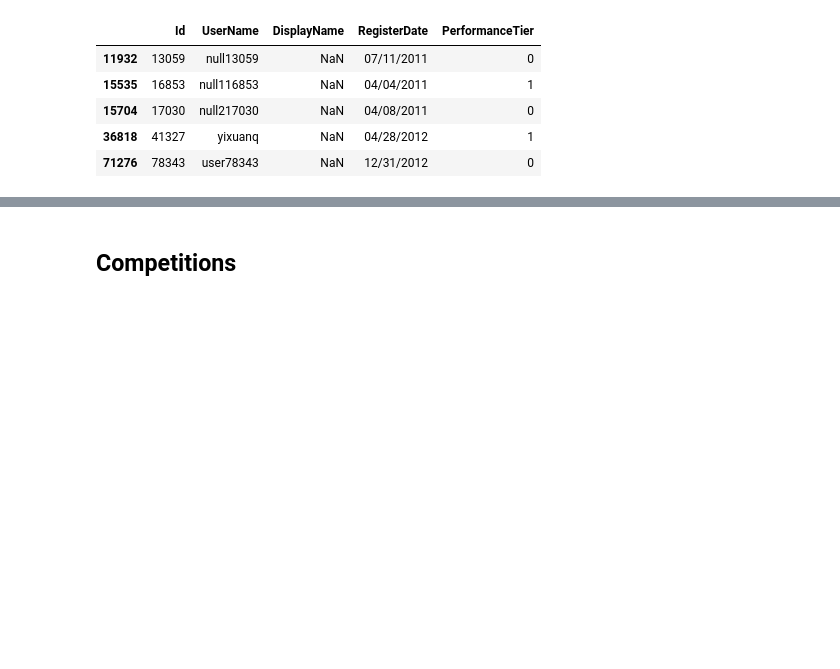
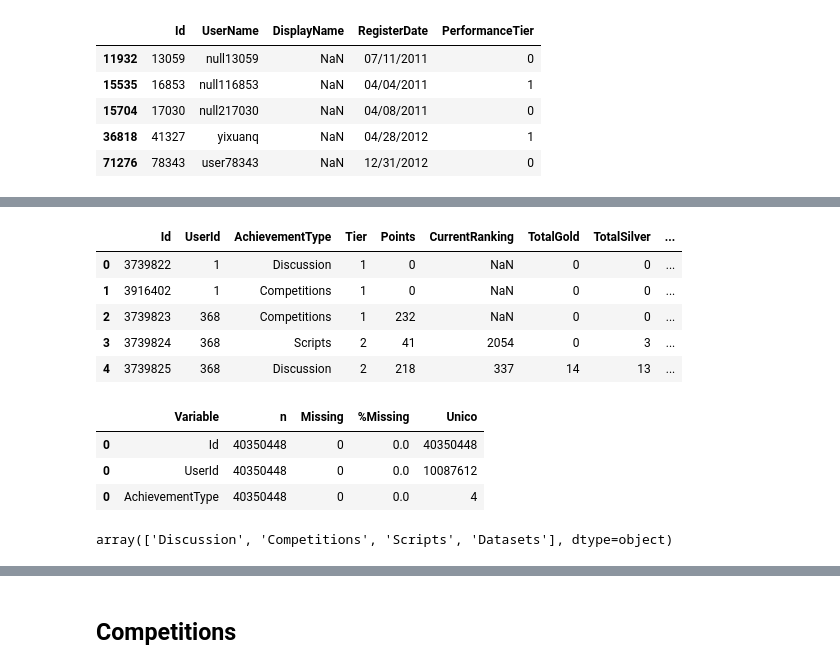
Before and after one commit to jsuasnabarh/kaggle-network-analysis, a Jupyter notebook: notebooks/EDA.ipynb, the cells around one changed output, grey strips where cells are left out. Cells and saved outputs as stored; diff of their text form; code cells hidden in the pictures; blank space fills up the shorter version.

```diff
--- a/notebooks/EDA.ipynb
+++ b/notebooks/EDA.ipynb
@@ -73,0 +97,3 @@ Name: PerformanceTier, dtype: int64
+# %%
+df_user_achievements = pd.read_csv(r"../data/raw/UserAchievements.csv",dtype=str)
+df_user_achievements.head()
@@ -73,0 +107,21 @@ Name: PerformanceTier, dtype: int64
+# %%
+df_user_achievements = df_user_achievements[["Id","UserId","AchievementType","Tier","Points","CurrentRanking","TotalGold","TotalSilver","TotalBronze"]]
+df_user_achievements.head()
+# %% [output]
+|  | Id | UserId | AchievementType | Tier | Points | CurrentRanking | TotalGold | TotalSilver | ... |
+| 0 | 3739822 | 1 | Discussion | 1 | 0 | NaN | 0 | 0 | ... |
+| 1 | 3916402 | 1 | Competitions | 1 | 0 | NaN | 0 | 0 | ... |
+| 2 | 3739823 | 368 | Competitions | 1 | 232 | NaN | 0 | 0 | ... |
+| 3 | 3739824 | 368 | Scripts | 2 | 41 | 2054 | 0 | 3 | ... |
+| 4 | 3739825 | 368 | Discussion | 2 | 218 | 337 | 14 | 13 | ... |
+# %%
+Validator.validar_categorico(df_user_achievements,["Id","UserId","AchievementType"])
+# %% [output]
+|  | Variable | n | Missing | %Missing | Unico |
+| 0 | Id | 40350448 | 0 | 0.0 | 40350448 |
+| 0 | UserId | 40350448 | 0 | 0.0 | 10087612 |
+| 0 | AchievementType | 40350448 | 0 | 0.0 | 4 |
+# %%
+df_user_achievements["AchievementType"].unique()
+# %% [output]
+array(['Discussion', 'Competitions', 'Scripts', 'Datasets'], dtype=object)
```
Also changed, not shown: parts of 52 cells of this notebook.
